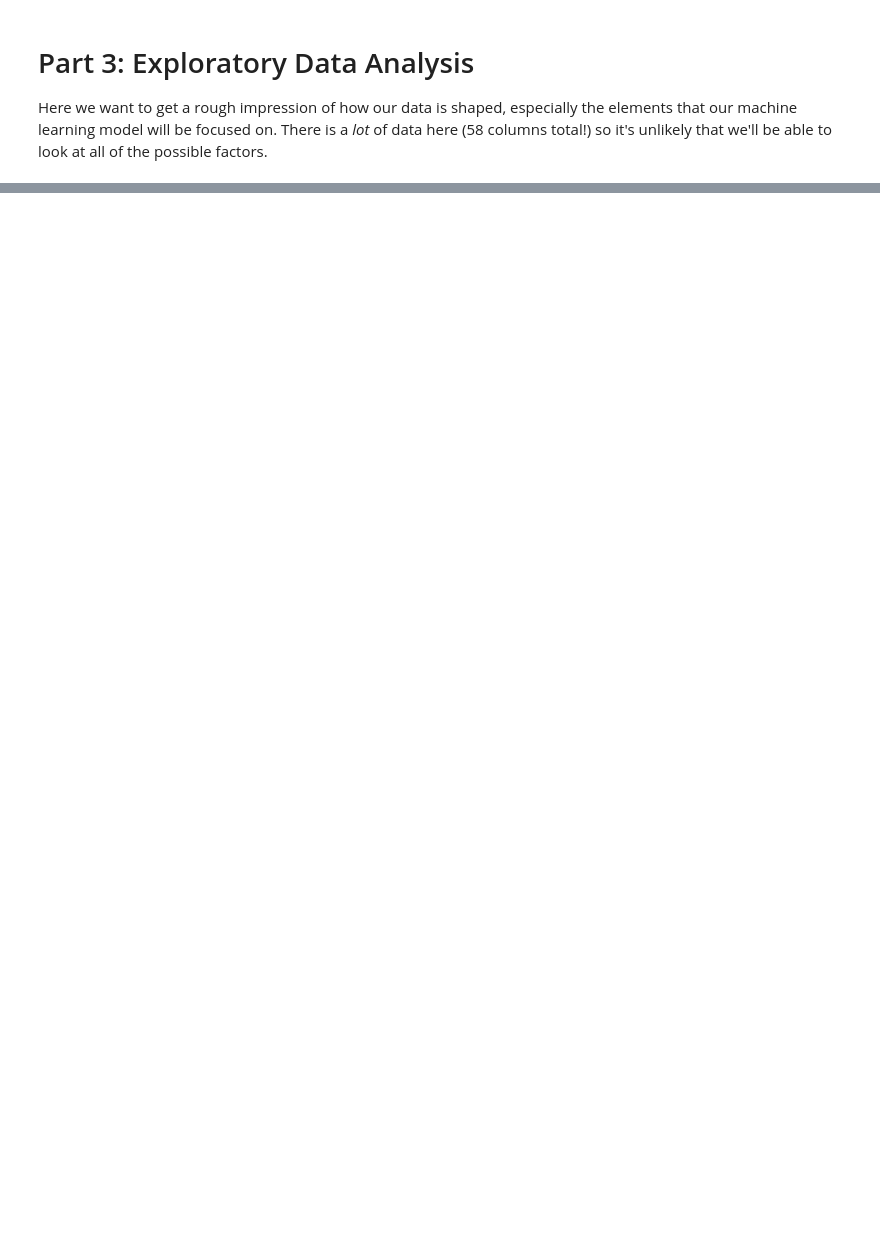
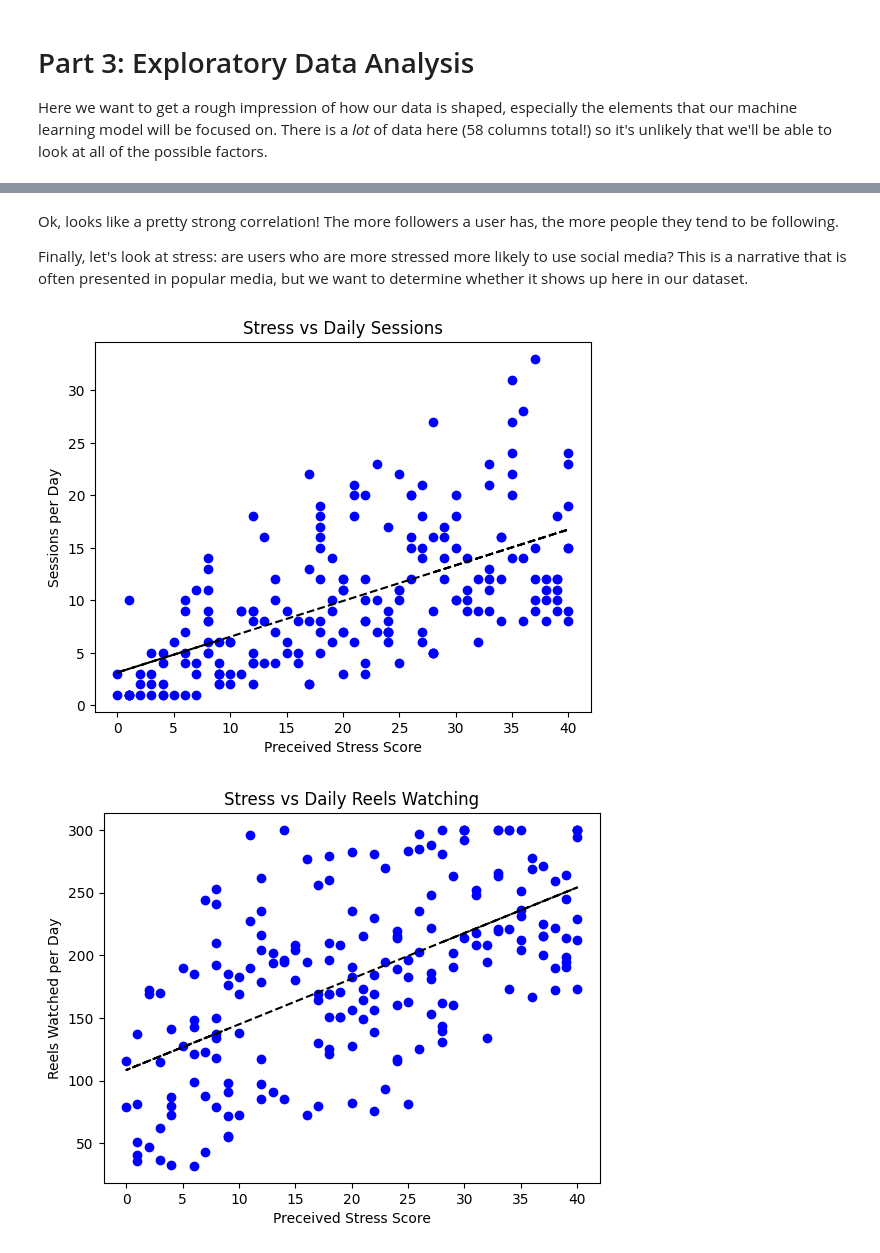
Before and after one commit to saishapitani/cmsc320GroupProj, a Jupyter notebook: final_proj.ipynb, the cells around one changed output, grey strips where cells are left out. Saved outputs shown, nothing was run; the diff lists cells and outputs as text; code cells hidden in the pictures; blank space fills up the shorter version.

```diff
--- a/final_proj.ipynb
+++ b/final_proj.ipynb
@@ -81,0 +116,32 @@ df.plot(kind='scatter', x='age', y='average_session_length_minutes')
+# %% [markdown]
+Ok, looks like a pretty strong correlation! The more followers a user has, the more people they tend to be following.
+
+Finally, let's look at stress: are users who are more stressed more likely to use social media? This is a narrative that is often presented in popular media, but we want to determine whether it shows up here in our dataset.
+# %%
+import numpy as np
+
+#df.plot(kind='scatter', x='perceived_stress_score', y='sessions_per_day')
+#df.plot(kind='scatter', x='perceived_stress_score', y='reels_watched_per_day')
+
+# ^^ these showed correlations, so let's use linear regression here!
+
+coef = np.polyfit(df["perceived_stress_score"],df["sessions_per_day"],1)
+poly1d_fn = np.poly1d(coef)
+plt.plot(df["perceived_stress_score"],df["sessions_per_day"], "bo", df["perceived_stress_score"], poly1d_fn(df["perceived_stress_score"]), '--k')
+
+plt.title("Stress vs Daily Sessions")
+plt.xlabel("Preceived Stress Score")
+plt.ylabel("Sessions per Day")
+plt.show()
+
+coef = np.polyfit(df["perceived_stress_score"],df["reels_watched_per_day"],1)
+poly1d_fn = np.poly1d(coef)
+plt.plot(df["perceived_stress_score"],df["reels_watched_per_day"], "bo", df["perceived_stress_score"], poly1d_fn(df["perceived_stress_score"]), '--k')
+
+plt.title("Stress vs Daily Reels Watching")
+plt.xlabel("Preceived Stress Score")
+plt.ylabel("Reels Watched per Day")
+plt.show()
+# %% [output]
+[figure, added]
+[figure, added]
```
Also changed, not shown: parts of 9 cells of this notebook.
